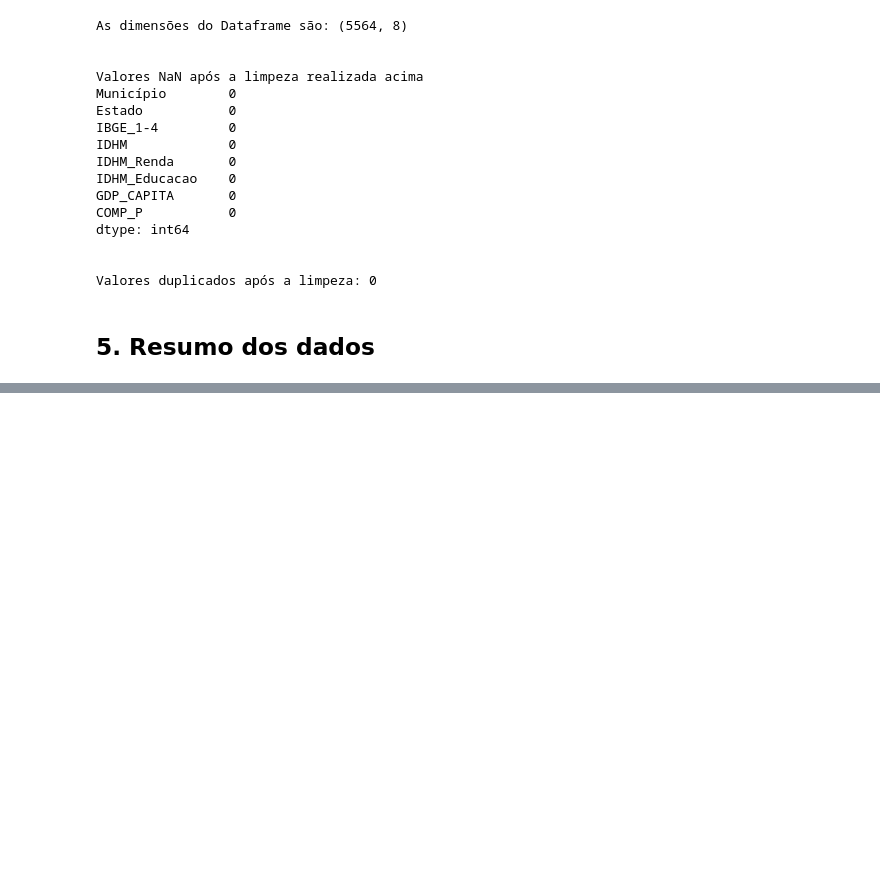
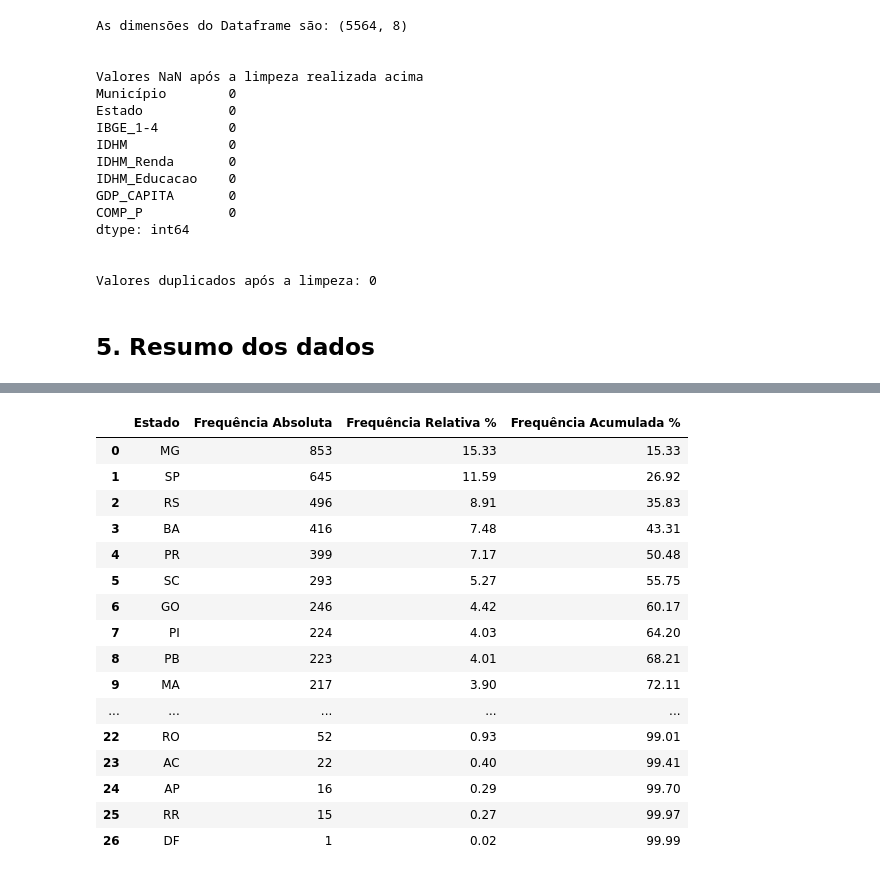
Before and after one commit to ricardo-paganini/Analytics-IDHMBrasil, a Jupyter notebook: Analytics-IDHM.ipynb, the cells around one changed output, grey strips where cells are left out. Drawn from its saved outputs; the diff is of its cells as text; code cells hidden in the pictures; blank space fills up the shorter version.

Commit message:
Criando tabelas de frequência

```diff
--- a/Analytics-IDHM.ipynb
+++ b/Analytics-IDHM.ipynb
@@ -108,8 +124,10 @@ dtype: int64
 Valores duplicados existentes no conjunto de dados: 3
 # %% [markdown]
 ### 4.3 Limpeza de valores NaN e Duplicidade
+# %%
+df1 = df_raw.copy()
 # %%
-df_raw.drop_duplicates(inplace=True)
+df1.drop_duplicates(inplace=True)
 # %%
-df_raw.dropna(inplace=True)
+df1.dropna(inplace=True)
 # %%
@@ -138,3 +156,5 @@ dtype: int64
 Valores duplicados após a limpeza: 0
 # %% [markdown]
 ## 5. Resumo dos dados
+# %%
+df2 = df1.copy()
@@ -140,0 +183,22 @@ Valores duplicados após a limpeza: 0
+# %%
+# Estado
+
+h.frequencias_cat(df2,'Estado')
+# %% [output]
+|  | Estado | Frequência Absoluta | Frequência Relativa % | Frequência Acumulada % |
+| 0 | MG | 853 | 15.33 | 15.33 |
+| 1 | SP | 645 | 11.59 | 26.92 |
+| 2 | RS | 496 | 8.91 | 35.83 |
+| 3 | BA | 416 | 7.48 | 43.31 |
+| 4 | PR | 399 | 7.17 | 50.48 |
+| 5 | SC | 293 | 5.27 | 55.75 |
+| 6 | GO | 246 | 4.42 | 60.17 |
+| 7 | PI | 224 | 4.03 | 64.20 |
+| 8 | PB | 223 | 4.01 | 68.21 |
+| 9 | MA | 217 | 3.90 | 72.11 |
+| ... | ... | ... | ... | ... |
+| 22 | RO | 52 | 0.93 | 99.01 |
+| 23 | AC | 22 | 0.40 | 99.41 |
+| 24 | AP | 16 | 0.29 | 99.70 |
+| 25 | RR | 15 | 0.27 | 99.97 |
+| 26 | DF | 1 | 0.02 | 99.99 |
```
Also changed, not shown: parts of 13 cells of this notebook, 1 other file.
